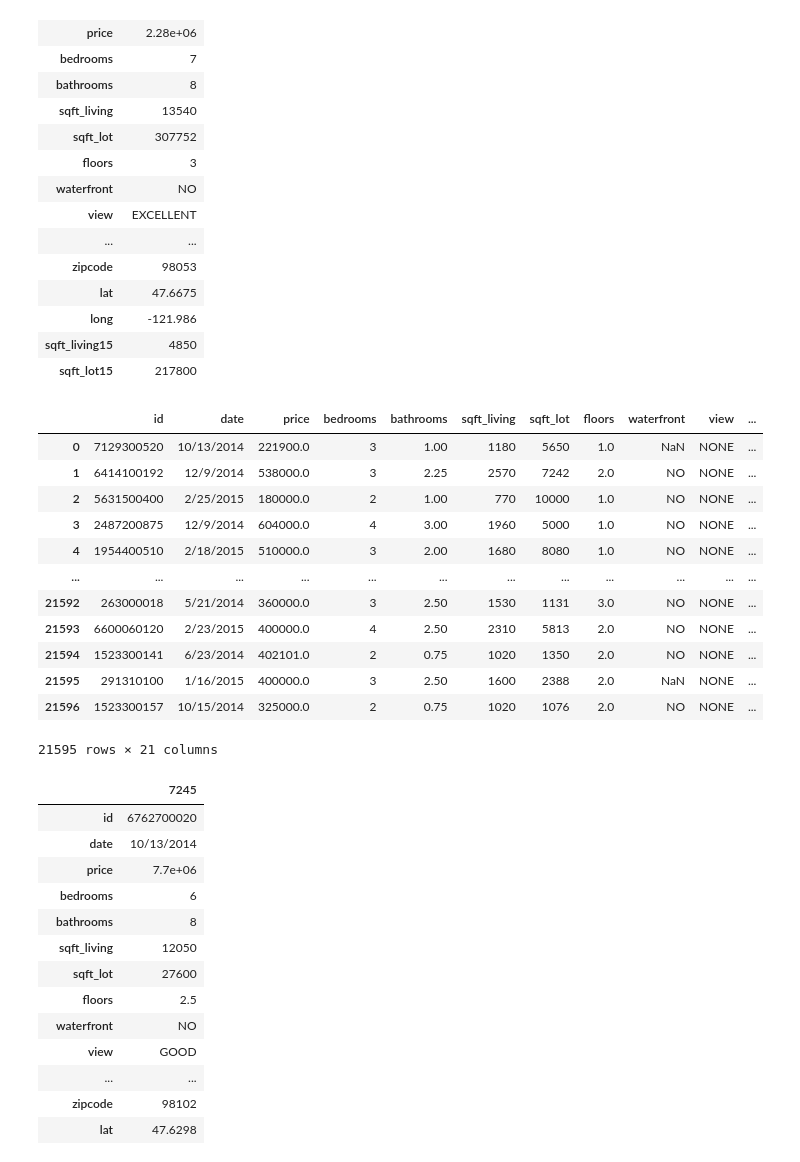
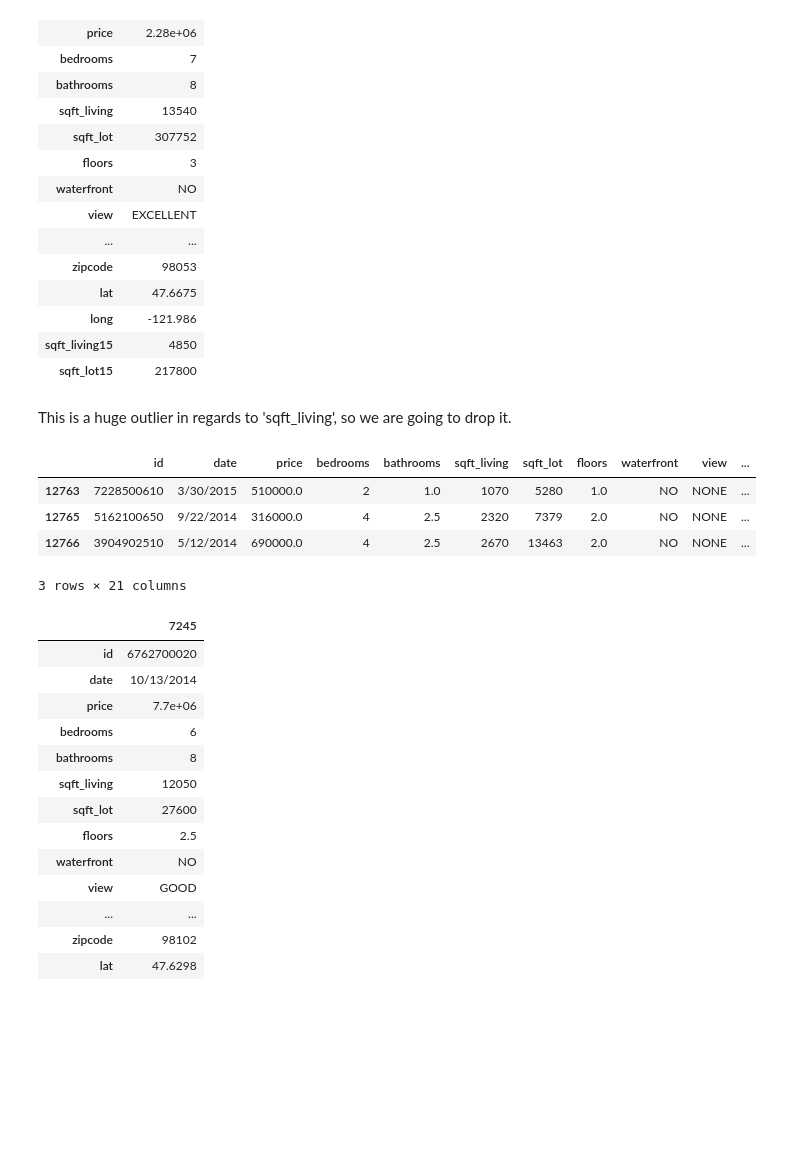
Before and after one commit to ElyLin/HomePriceAnalysis, a Jupyter notebook: HousingAnalysisMain.ipynb, the cells around one changed output. Cells and saved outputs as stored; diff of their text form; code cells hidden in the pictures; blank space fills up the shorter version.

```diff
--- a/HousingAnalysisMain.ipynb
+++ b/HousingAnalysisMain.ipynb
@@ -104,20 +140,5 @@ df.loc[df['sqft_living']== 13540].T
 | long | -121.986 |
 | sqft_living15 | 4850 |
 | sqft_lot15 | 217800 |
-# %%
-# this one looks very far off so we are going to drop it
-df.drop(12764)
-# %% [output]
-|  | id | date | price | bedrooms | bathrooms | sqft_living | sqft_lot | floors | waterfront | view | ... |
-| 0 | 7129300520 | 10/13/2014 | 221900.0 | 3 | 1.00 | 1180 | 5650 | 1.0 | NaN | NONE | ... |
-| 1 | 6414100192 | 12/9/2014 | 538000.0 | 3 | 2.25 | 2570 | 7242 | 2.0 | NO | NONE | ... |
-| 2 | 5631500400 | 2/25/2015 | 180000.0 | 2 | 1.00 | 770 | 10000 | 1.0 | NO | NONE | ... |
-| 3 | 2487200875 | 12/9/2014 | 604000.0 | 4 | 3.00 | 1960 | 5000 | 1.0 | NO | NONE | ... |
-| 4 | 1954400510 | 2/18/2015 | 510000.0 | 3 | 2.00 | 1680 | 8080 | 1.0 | NO | NONE | ... |
-| ... | ... | ... | ... | ... | ... | ... | ... | ... | ... | ... | ... |
-| 21592 | 263000018 | 5/21/2014 | 360000.0 | 3 | 2.50 | 1530 | 1131 | 3.0 | NO | NONE | ... |
-| 21593 | 6600060120 | 2/23/2015 | 400000.0 | 4 | 2.50 | 2310 | 5813 | 2.0 | NO | NONE | ... |
-| 21594 | 1523300141 | 6/23/2014 | 402101.0 | 2 | 0.75 | 1020 | 1350 | 2.0 | NO | NONE | ... |
-| 21595 | 291310100 | 1/16/2015 | 400000.0 | 3 | 2.50 | 1600 | 2388 | 2.0 | NaN | NONE | ... |
-| 21596 | 1523300157 | 10/15/2014 | 325000.0 | 2 | 0.75 | 1020 | 1076 | 2.0 | NO | NONE | ... |
-21595 rows × 21 columns
+# %% [markdown]
+This is a huge outlier in regards to 'sqft_living', so we are going to drop it.
@@ -124,3 +148,12 @@ df.drop(12764)
+# %%
+# Confirm that the record(12764) has been dropped from our dataframe.
+df[12763:12766]
+# %% [output]
+|  | id | date | price | bedrooms | bathrooms | sqft_living | sqft_lot | floors | waterfront | view | ... |
+| 12763 | 7228500610 | 3/30/2015 | 510000.0 | 2 | 1.0 | 1070 | 5280 | 1.0 | NO | NONE | ... |
+| 12765 | 5162100650 | 9/22/2014 | 316000.0 | 4 | 2.5 | 2320 | 7379 | 2.0 | NO | NONE | ... |
+| 12766 | 3904902510 | 5/12/2014 | 690000.0 | 4 | 2.5 | 2670 | 13463 | 2.0 | NO | NONE | ... |
+3 rows × 21 columns
 # %%
 # check the one with the highest price
 df.loc[df['price'] == df['price'].max()].T
```
Also changed, not shown: parts of 37 cells of this notebook.
